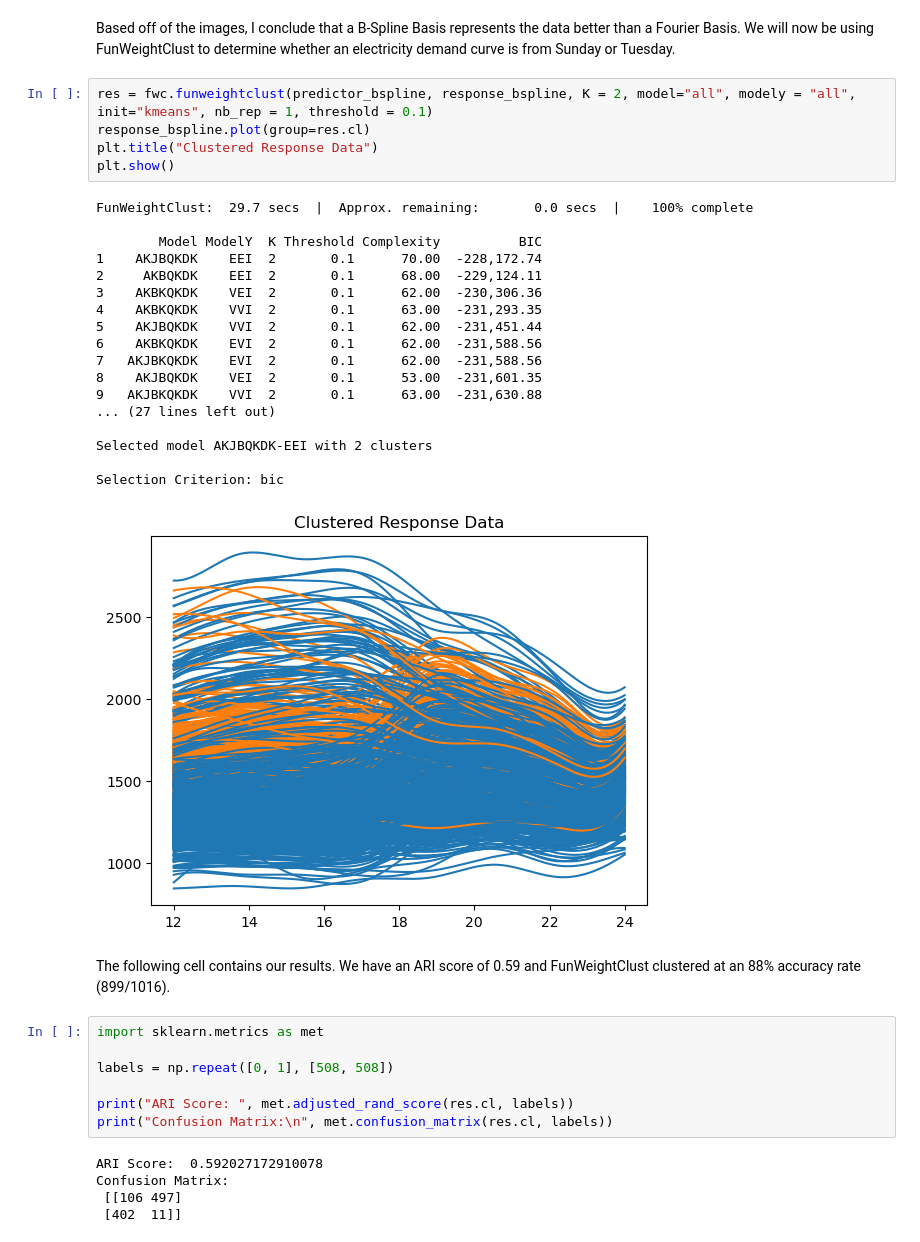
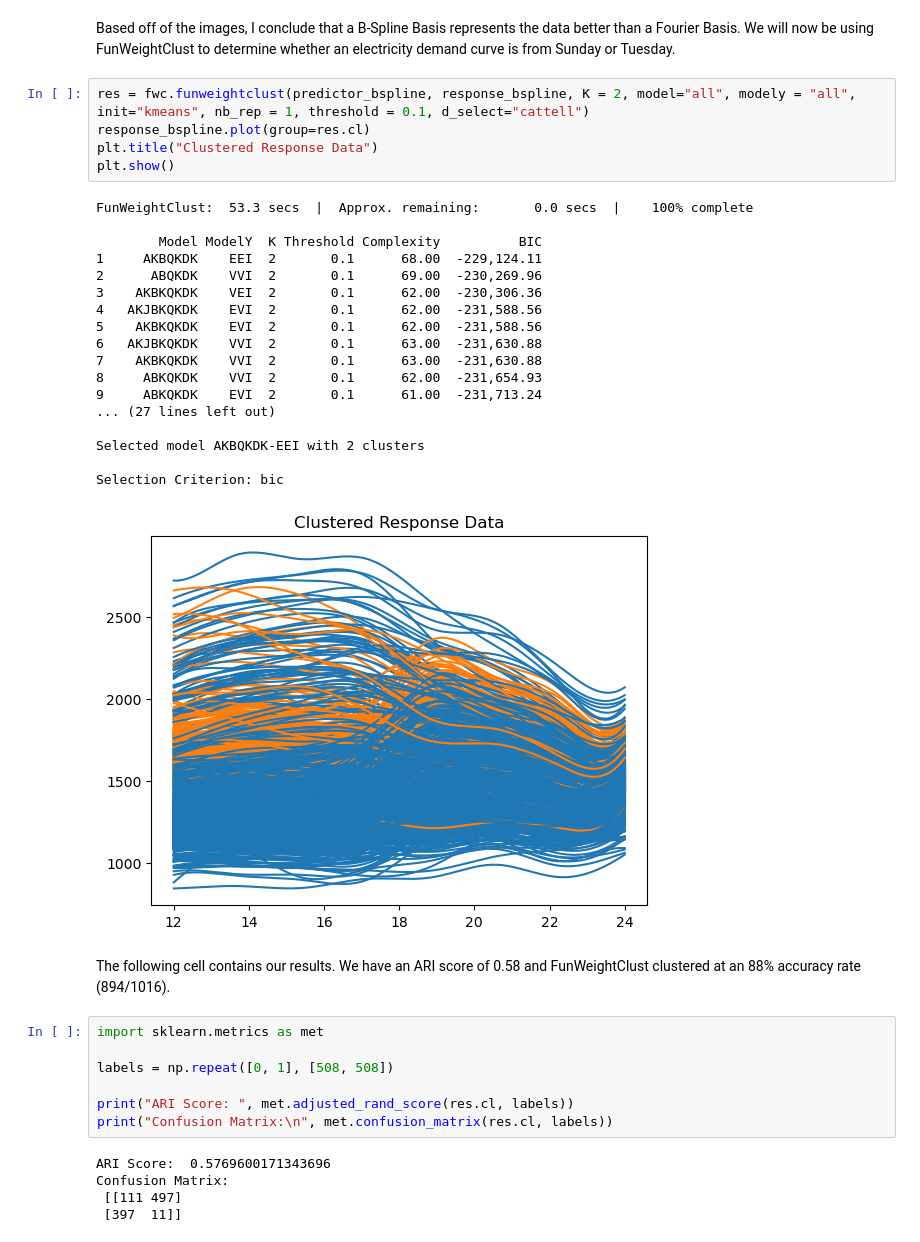
Before and after one commit to richardronyo/funWeightClust-Python, a Jupyter notebook: adelaidetest.ipynb, the cells around one changed output. Cells and saved outputs as stored; diff of their text form.

Commit message:
Added cattell selection criterion

```diff
--- a/adelaidetest.ipynb
+++ b/adelaidetest.ipynb
@@ -60,31 +60,31 @@ Text(0.5, 1.0, 'Response Curves on a BSpline Basis')
 # %% [markdown]
 Based off of the images, I conclude that a B-Spline Basis represents the data better than a Fourier Basis. We will now be using FunWeightClust to determine whether an electricity demand curve is from Sunday or Tuesday.
 # %%
-res = fwc.funweightclust(predictor_bspline, response_bspline, K = 2, model="all", modely = "all", init="kmeans", nb_rep = 1, threshold = 0.1)
+res = fwc.funweightclust(predictor_bspline, response_bspline, K = 2, model="all", modely = "all", init="kmeans", nb_rep = 1, threshold = 0.1, d_select="cattell")
 response_bspline.plot(group=res.cl)
 plt.title("Clustered Response Data")
 plt.show()
 # %% [output]
-FunWeightClust:  29.7 secs  |  Approx. remaining:       0.0 secs  |    100% complete
+FunWeightClust:  53.3 secs  |  Approx. remaining:       0.0 secs  |    100% complete
 
         Model ModelY  K Threshold Complexity          BIC
-1    AKJBQKDK    EEI  2       0.1      70.00  -228,172.74
-2     AKBQKDK    EEI  2       0.1      68.00  -229,124.11
+1     AKBQKDK    EEI  2       0.1      68.00  -229,124.11
+2      ABQKDK    VVI  2       0.1      69.00  -230,269.96
 3    AKBKQKDK    VEI  2       0.1      62.00  -230,306.36
-4    AKBKQKDK    VVI  2       0.1      63.00  -231,293.35
-5    AKJBQKDK    VVI  2       0.1      62.00  -231,451.44
-6    AKBKQKDK    EVI  2       0.1      62.00  -231,588.56
-7   AKJBKQKDK    EVI  2       0.1      62.00  -231,588.56
-8    AKJBQKDK    VEI  2       0.1      53.00  -231,601.35
-9   AKJBKQKDK    VVI  2       0.1      63.00  -231,630.88
+4   AKJBKQKDK    EVI  2       0.1      62.00  -231,588.56
+5    AKBKQKDK    EVI  2       0.1      62.00  -231,588.56
+6   AKJBKQKDK    VVI  2       0.1      63.00  -231,630.88
+7    AKBKQKDK    VVI  2       0.1      63.00  -231,630.88
+8     ABKQKDK    VVI  2       0.1      62.00  -231,654.93
+9     ABKQKDK    EVI  2       0.1      61.00  -231,713.24
 ... (27 lines left out)
 
-Selected model AKJBQKDK-EEI with 2 clusters
+Selected model AKBQKDK-EEI with 2 clusters
 
 Selection Criterion: bic
-[figure, old version]
+[figure, new version]
 # %% [markdown]
-The following cell contains our results. We have an ARI score of 0.59 and FunWeightClust clustered at an 88% accuracy rate (899/1016).
+The following cell contains our results. We have an ARI score of 0.58 and FunWeightClust clustered at an 88% accuracy rate (894/1016).
 # %%
 import sklearn.metrics as met
 
@@ -93,7 +93,7 @@ labels = np.repeat([0, 1], [508, 508])
 print("ARI Score: ", met.adjusted_rand_score(res.cl, labels))
 print("Confusion Matrix:\n", met.confusion_matrix(res.cl, labels))
 # %% [output]
-ARI Score:  0.592027172910078
+ARI Score:  0.5769600171343696
 Confusion Matrix:
- [[106 497]
- [402  11]]
+ [[111 497]
+ [397  11]]
```
